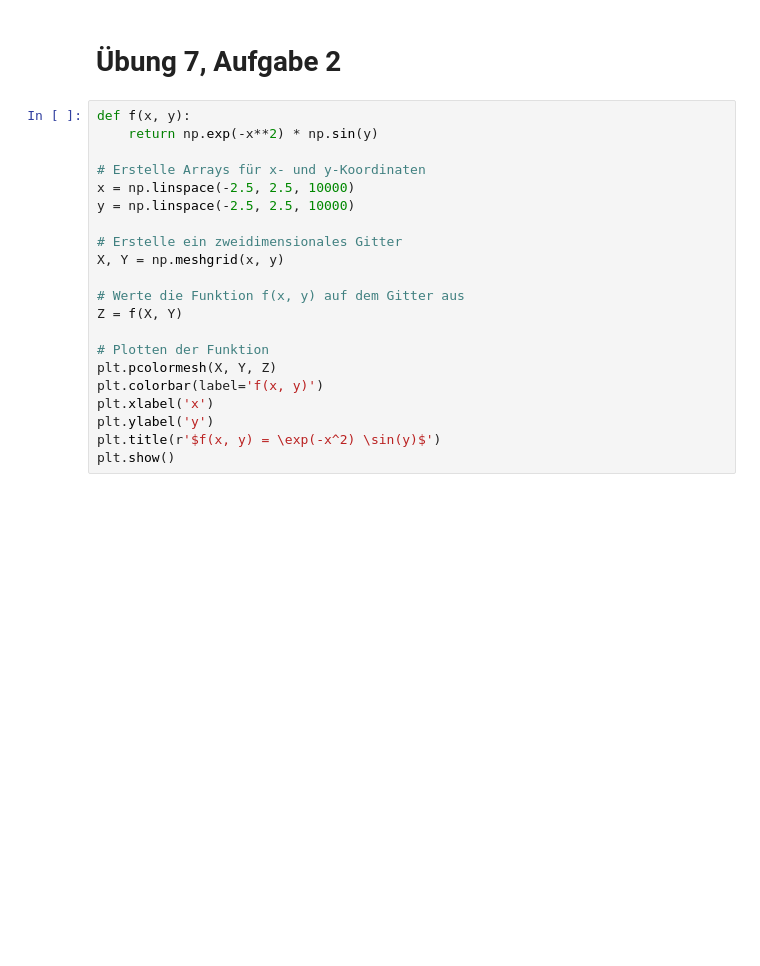
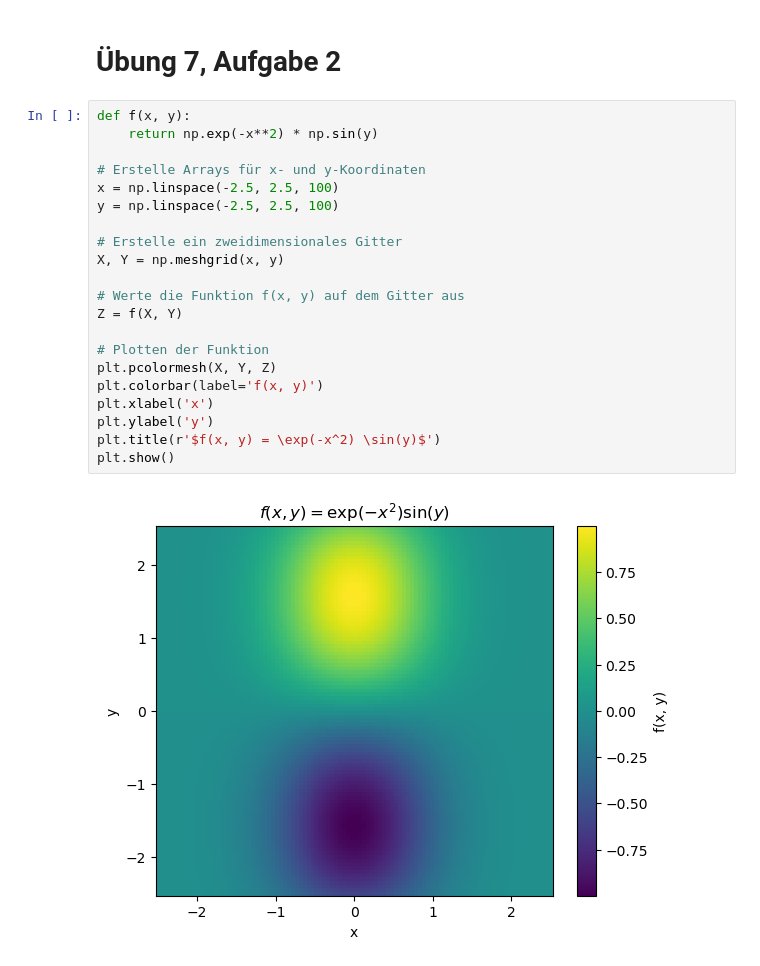
Before and after one commit to leakeller99/Uebungen_Geoprogrammierung_LK, a Jupyter notebook: 7_Uebung_LK.ipynb, the cells around one changed output. Saved outputs shown, nothing was run; the diff lists cells and outputs as text; blank space fills up the shorter version.

```diff
--- a/7_Uebung_LK.ipynb
+++ b/7_Uebung_LK.ipynb
@@ -29,21 +29,23 @@ plt.show()
 # %%
 def f(x, y):
     return np.exp(-x**2) * np.sin(y)
 
 # Erstelle Arrays für x- und y-Koordinaten
-x = np.linspace(-2.5, 2.5, 10000)
-y = np.linspace(-2.5, 2.5, 10000)
+x = np.linspace(-2.5, 2.5, 100)
+y = np.linspace(-2.5, 2.5, 100)
 
 # Erstelle ein zweidimensionales Gitter
 X, Y = np.meshgrid(x, y)
 
 # Werte die Funktion f(x, y) auf dem Gitter aus
 Z = f(X, Y)
 
 # Plotten der Funktion
 plt.pcolormesh(X, Y, Z)
 plt.colorbar(label='f(x, y)')
 plt.xlabel('x')
 plt.ylabel('y')
 plt.title(r'$f(x, y) = \exp(-x^2) \sin(y)$')
 plt.show()
+# %% [output]
+[figure, added]
```
Also changed, not shown: parts of 1 cell of this notebook.
